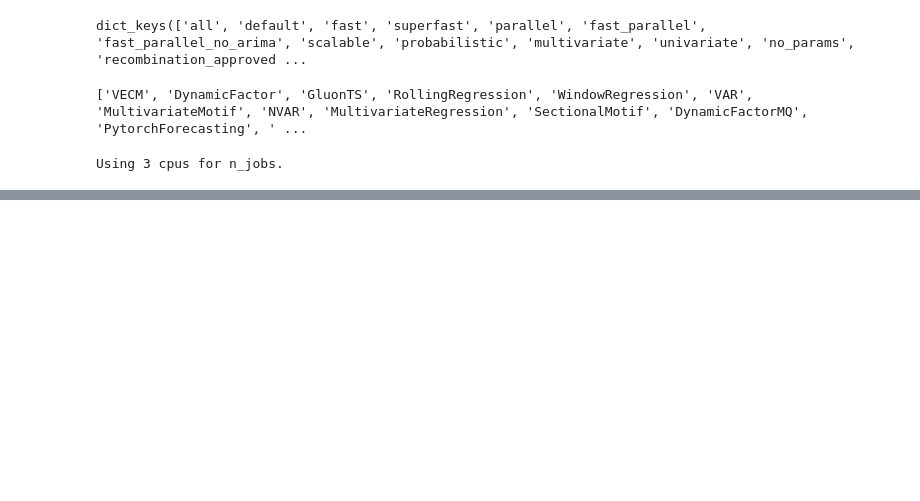
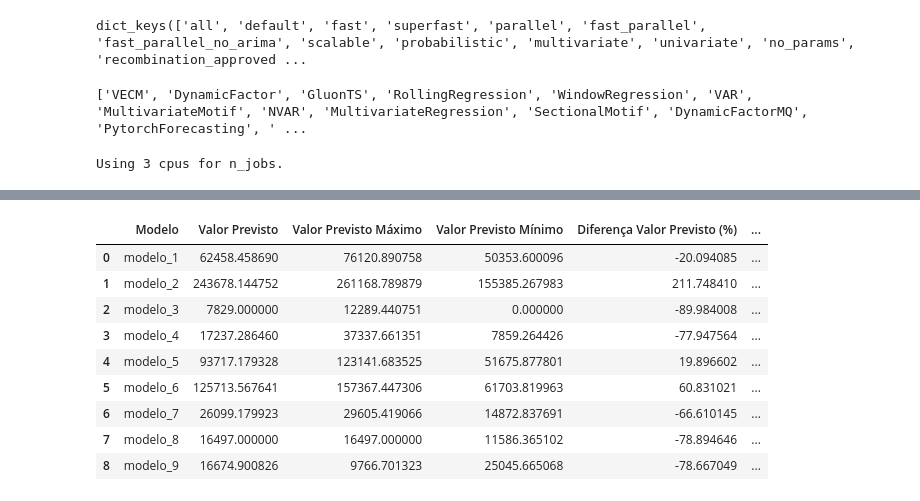
Before and after one commit to jeantorre/projeto_aplicado_MBA, a Jupyter notebook: previsao_dengue_rj.ipynb, the cells around one changed output, grey strips where cells are left out. Drawn from its saved outputs; the diff is of its cells as text; code cells hidden in the pictures; blank space fills up the shorter version.

```diff
--- a/previsao_dengue_rj.ipynb
+++ b/previsao_dengue_rj.ipynb
@@ -690,0 +1301,21 @@ modelo.export_template('modelo_previsao_dengue.csv', n = 20, models = 'best')
+# %%
+lista_previsao_min = []
+
+lista_previsao_min.append(previsao_min.iloc[0]['Quantidade de Notificações de Dengue'])
+lista_previsao_min.append(previsao_2_min.iloc[0]['Quantidade de Notificações de Dengue'])
+lista_previsao_min.append(previsao_3_min.iloc[0]['Quantidade de Notificações de Dengue'])
+lista_previsao_min.append(previsao_4_min.iloc[0]['Quantidade de Notificações de Dengue'])
+lista_previsao_min.append(previsao_5_min.iloc[0]['Quantidade de Notificações de Dengue'])
+lista_previsao_min.append(previsao_6_min.iloc[0]['Quantidade de Notificações de Dengue'])
+lista_previsao_min.append(previsao_7_min.iloc[0]['Quantidade de Notificações de Dengue'])
+lista_previsao_min.append(previsao_8_min.iloc[0]['Quantidade de Notificações de Dengue'])
+lista_previsao_min.append(previsao_9_min.iloc[0]['Quantidade de Notificações de Dengue'])
+# %%
+lista_modelos = ['modelo_1', 'modelo_2', 'modelo_3', 'modelo_4', 'modelo_5', 'modelo_6', 'modelo_7', 'modelo_8', 'modelo_9']
+# %%
+dados_previsao = {'Modelo': lista_modelos, 'Valor Previsto': lista_previsao, 'Valor Previsto Máximo': lista_previsao_max,
+                  'Valor Previsto Mínimo': lista_previsao_min}
+
+df_previsao_modelos = pd.DataFrame(dados_previsao)
+
+df_previsao_modelos
@@ -690,0 +1335,17 @@ modelo.export_template('modelo_previsao_dengue.csv', n = 20, models = 'best')
+# %%
+df_previsao_modelos['Diferença Valor Previsto (%)'] = df_previsao_modelos['Valor Previsto'].apply(lambda x: ((x / 78165) - 1) * 100)
+df_previsao_modelos['Diferença Valor Previsto Máximo (%)'] = df_previsao_modelos['Valor Previsto Máximo'].apply(lambda x: ((x / 78165) - 1) * 100)
+df_previsao_modelos['Diferença Valor Previsto Mínimo (%)'] = df_previsao_modelos['Valor Previsto Mínimo'].apply(lambda x: ((x / 78165) - 1) * 100)
+# %%
+df_previsao_modelos
+# %% [output]
+|  | Modelo | Valor Previsto | Valor Previsto Máximo | Valor Previsto Mínimo | Diferença Valor Previsto (%) | ... |
+| 0 | modelo_1 | 62458.458690 | 76120.890758 | 50353.600096 | -20.094085 | ... |
+| 1 | modelo_2 | 243678.144752 | 261168.789879 | 155385.267983 | 211.748410 | ... |
+| 2 | modelo_3 | 7829.000000 | 12289.440751 | 0.000000 | -89.984008 | ... |
+| 3 | modelo_4 | 17237.286460 | 37337.661351 | 7859.264426 | -77.947564 | ... |
+| 4 | modelo_5 | 93717.179328 | 123141.683525 | 51675.877801 | 19.896602 | ... |
+| 5 | modelo_6 | 125713.567641 | 157367.447306 | 61703.819963 | 60.831021 | ... |
+| 6 | modelo_7 | 26099.179923 | 29605.419066 | 14872.837691 | -66.610145 | ... |
+| 7 | modelo_8 | 16497.000000 | 16497.000000 | 11586.365102 | -78.894646 | ... |
+| 8 | modelo_9 | 16674.900826 | 9766.701323 | 25045.665068 | -78.667049 | ... |
```
Also changed, not shown: parts of 25 cells of this notebook.
